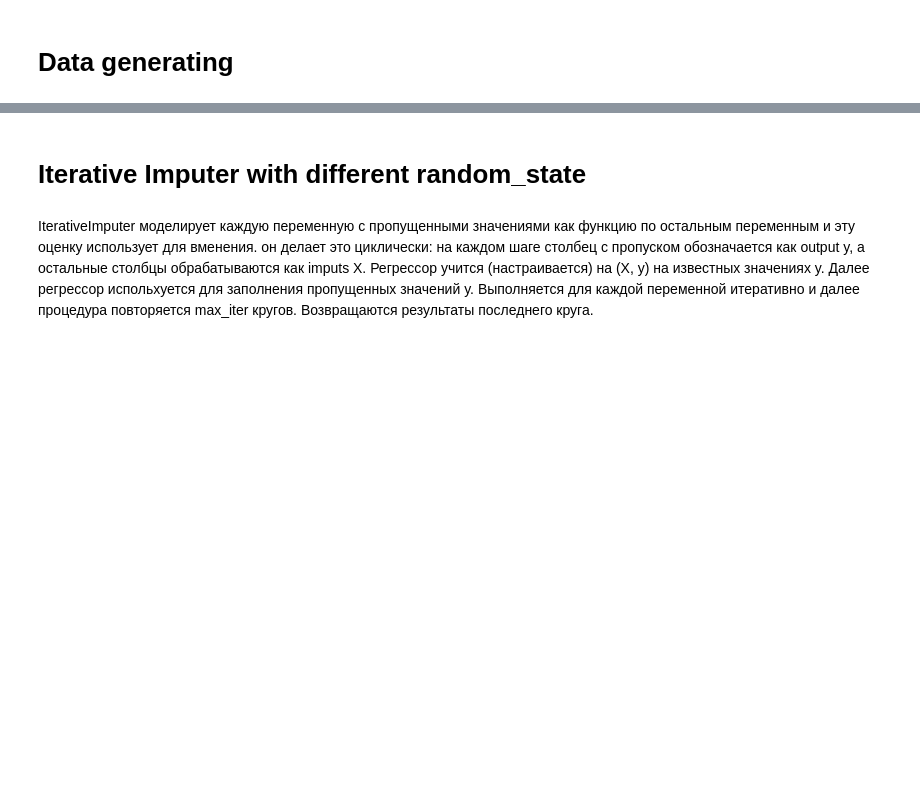
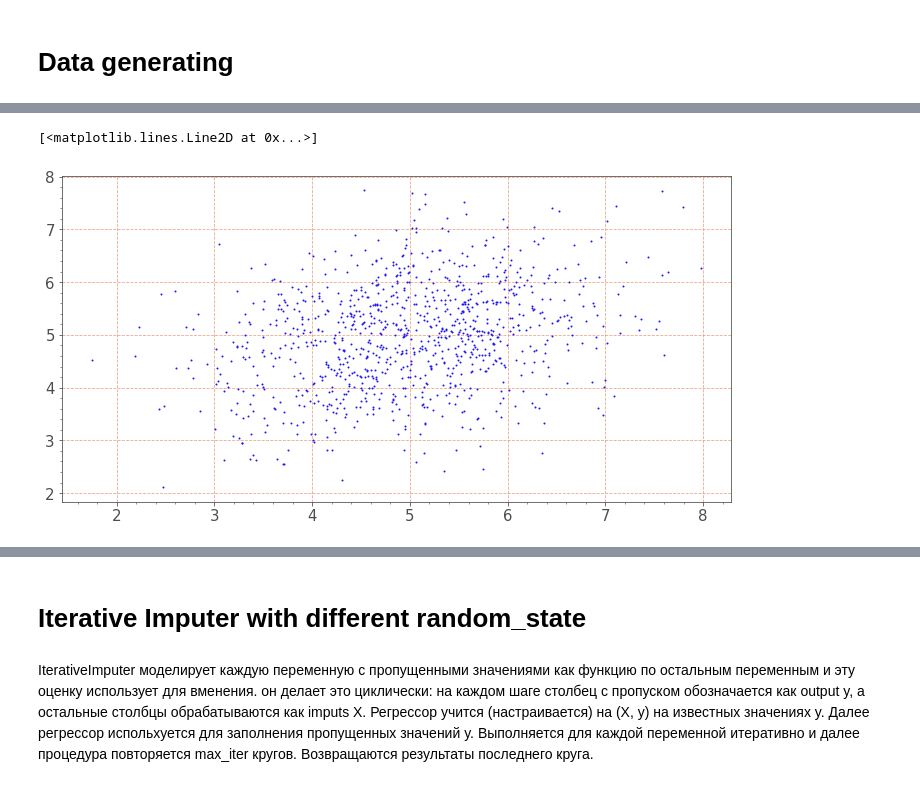
Before and after one commit to annalimm/Imputations, a Jupyter notebook: IterativeImputer_Testing.ipynb, the cells around one changed output, grey strips where cells are left out. Cells and saved outputs as stored; diff of their text form; code cells hidden in the pictures; blank space fills up the shorter version.

```diff
--- a/IterativeImputer_Testing.ipynb
+++ b/IterativeImputer_Testing.ipynb
@@ -27,3 +122,8 @@ X_full = data_gener(1000, mu, cor)
+# %%
+plt.plot(df['Y1'], df['Y2'], 'o')
+# %% [output]
+[<matplotlib.lines.Line2D at 0x...>]
+[figure, added]
 # %%
 ma = MultivariateAmputation(
     patterns = [ {'incomplete_vars': [0,1], 'mechanism': "MAR"} ],
```
Also changed, not shown: parts of 44 cells of this notebook, 3 other files.
